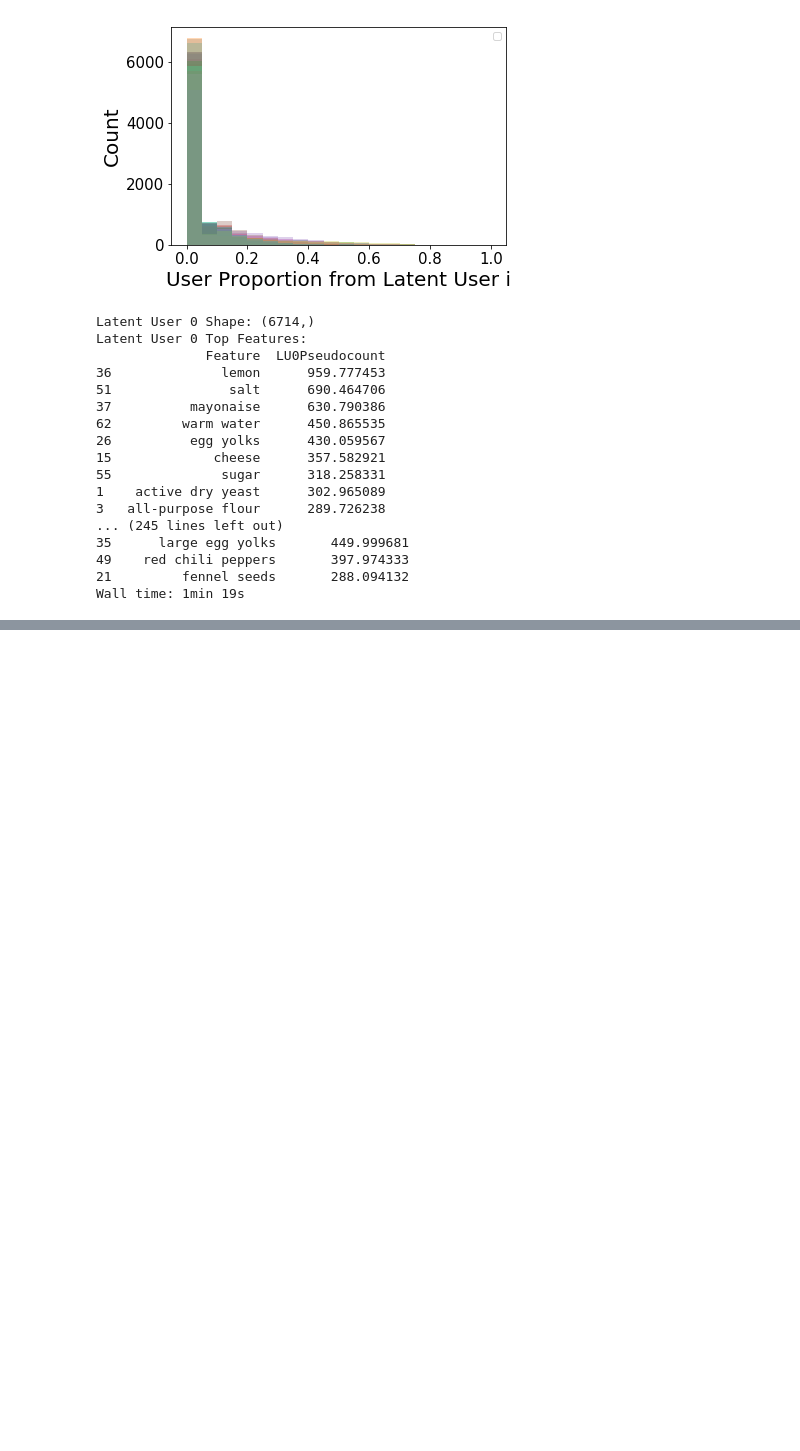
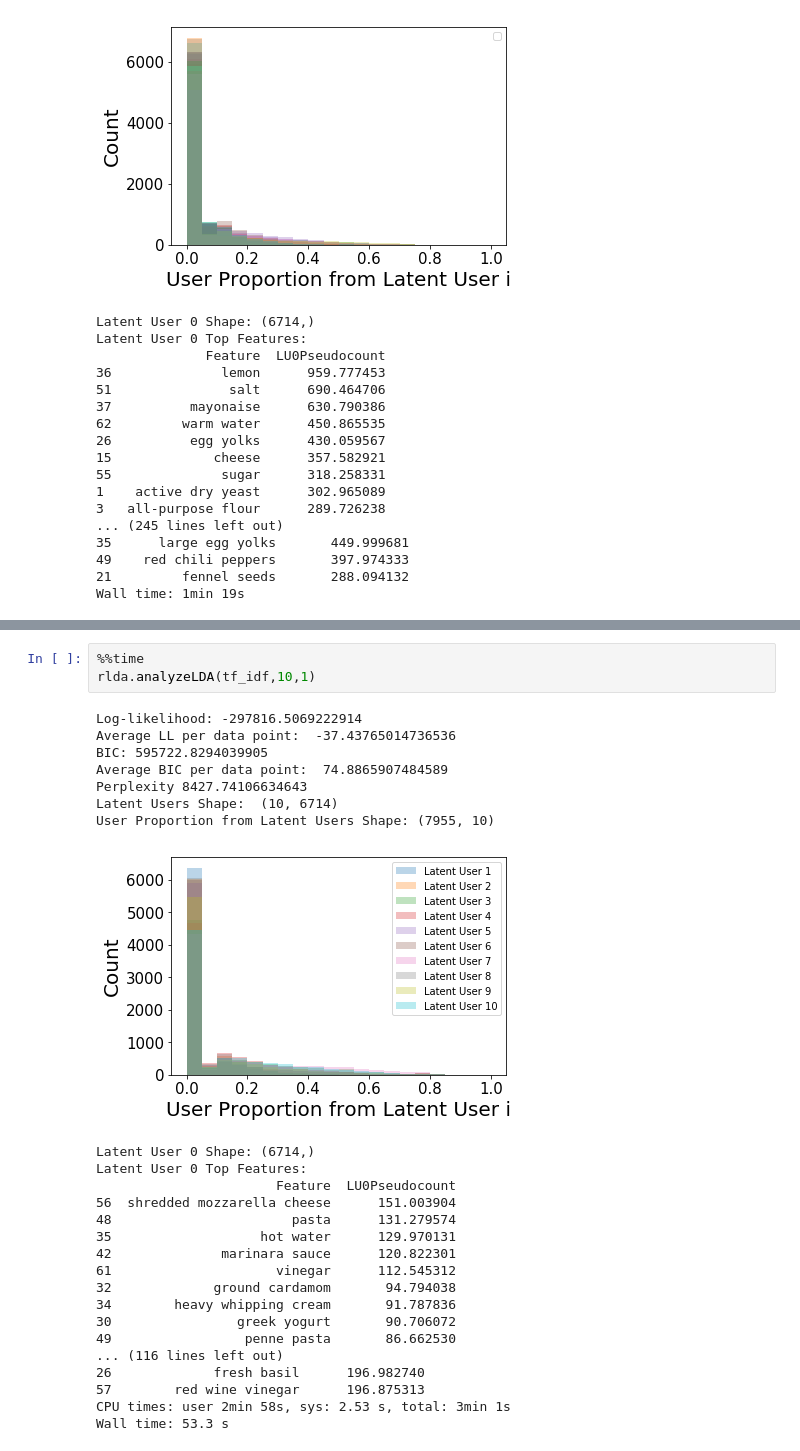
Before and after one commit to neurocaience/cos424_finalproj_kagglewhatscooking, a Jupyter notebook: LDA.ipynb, the cells around one changed output, grey strips where cells are left out. Cells and saved outputs as stored; diff of their text form; blank space fills up the shorter version.

```diff
--- a/LDA.ipynb
+++ b/LDA.ipynb
@@ -158,0 +195,29 @@ Wall time: 1min 19s
+# %%
+%%time
+rlda.analyzeLDA(tf_idf,10,1)
+# %% [output]
+Log-likelihood: -297816.5069222914
+Average LL per data point:  -37.43765014736536
+BIC: 595722.8294039905
+Average BIC per data point:  74.8865907484589
+Perplexity 8427.74106634643
+Latent Users Shape:  (10, 6714)
+User Proportion from Latent Users Shape: (7955, 10)
+[figure, added]
+Latent User 0 Shape: (6714,)
+Latent User 0 Top Features:
+                       Feature  LU0Pseudocount
+56  shredded mozzarella cheese      151.003904
+48                       pasta      131.279574
+35                   hot water      129.970131
+42              marinara sauce      120.822301
+61                     vinegar      112.545312
+32             ground cardamom       94.794038
+34        heavy whipping cream       91.787836
+30                greek yogurt       90.706072
+49                 penne pasta       86.662530
+... (116 lines left out)
+26             fresh basil      196.982740
+57        red wine vinegar      196.875313
+CPU times: user 2min 58s, sys: 2.53 s, total: 3min 1s
+Wall time: 53.3 s
```
Also changed, not shown: parts of 9 cells of this notebook, 4 other files.
